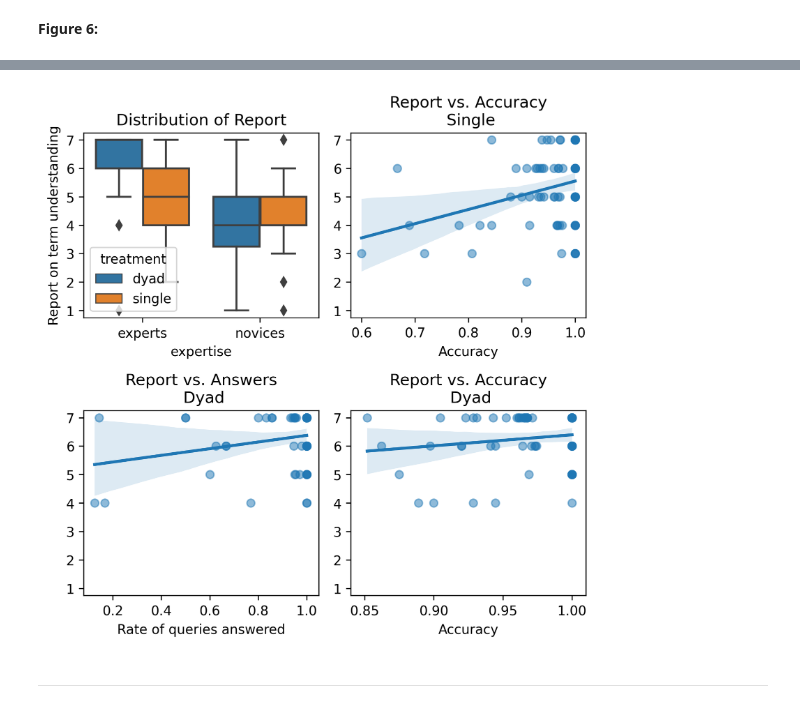
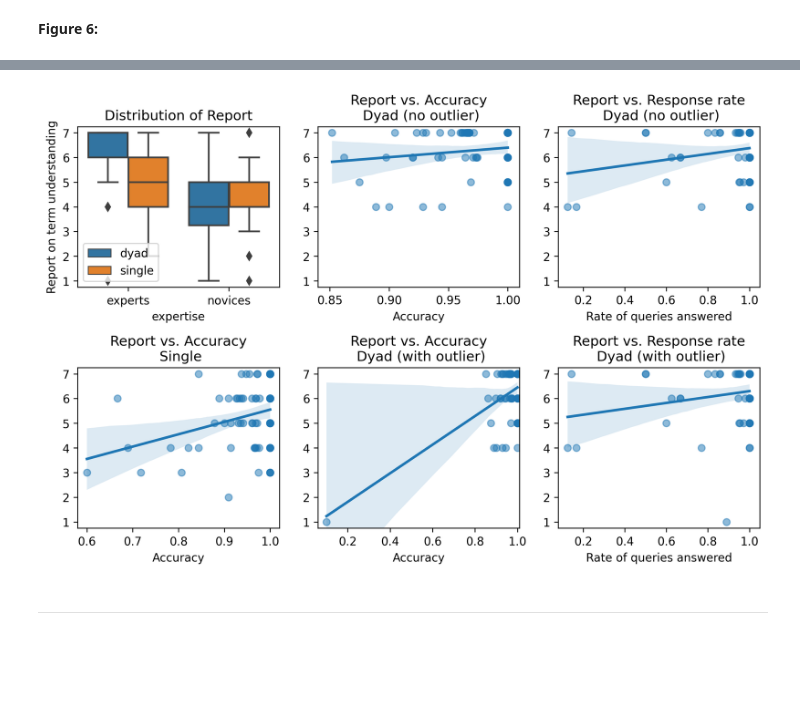
Before and after one commit to EAndrade-Lotero/SPUoDLL, a Jupyter notebook: Results.ipynb, the cells around one changed output, grey strips where cells are left out. Saved outputs shown, nothing was run; the diff lists cells and outputs as text; code cells hidden in the pictures; blank space fills up the shorter version.

Commit message:
Notebook with the data analysis

```diff
--- a/Results.ipynb
+++ b/Results.ipynb
@@ -944,32 +1038,57 @@ reporte_comprension_expertos_individual = pd.DataFrame(reporte_comprension_exper
 # %%
-fig, axes = plt.subplots(2, 2, figsize=(6,6), dpi=300)
+reporte_comprension = report_understanding
+reporte_comprension_expertos = filter_variables(report_understanding, {'expertise==':'experts'})
+reporte_comprension_expertos_parejas = pd.DataFrame(reporte_comprension_expertos[reporte_comprension_expertos['treatment']=='dyad'])
+reporte_comprension_expertos_individual = pd.DataFrame(reporte_comprension_expertos[reporte_comprension_expertos['treatment']=='single'])
+
+fig, axes = plt.subplots(2, 3, figsize=(9,6), dpi=300)
 sns.boxplot(x='expertise', y='report', hue='treatment', data=reporte_comprension, ax=axes[0, 0])
-sns.regplot(y='report', x='accuracy', data=reporte_comprension_expertos_individual, scatter_kws={'alpha':0.5}, ax=axes[0, 1])
+sns.regplot(y='report', x='accuracy', data=reporte_comprension_expertos_individual, scatter_kws={'alpha':0.5}, ax=axes[1, 0])
 sns.regplot(y='report', x='accuracy', data=reporte_comprension_expertos_parejas, scatter_kws={'alpha':0.5}, ax=axes[1, 1])
-sns.regplot(y='report', x='player_responded', data=reporte_comprension_expertos_parejas, scatter_kws={'alpha':0.5}, ax=axes[1, 0])
+sns.regplot(y='report', x='player_responded', data=reporte_comprension_expertos_parejas, scatter_kws={'alpha':0.5}, ax=axes[1, 2])
+
+# Leave out outlier
+reporte_comprension_expertos = reporte_comprension_expertos[reporte_comprension_expertos['accuracy']>0.2]
+reporte_comprension_expertos_parejas = pd.DataFrame(reporte_comprension_expertos[reporte_comprension_expertos['treatment']=='dyad'])
+
+sns.regplot(y='report', x='accuracy', data=reporte_comprension_expertos_parejas, scatter_kws={'alpha':0.5}, ax=axes[0, 1])
+sns.regplot(y='report', x='player_responded', data=reporte_comprension_expertos_parejas, scatter_kws={'alpha':0.5}, ax=axes[0, 2])
 
 axes[0, 0].set_title('Distribution of Report')
 axes[0, 0].set_ylabel('Report on term understanding')
 axes[0, 0].set(ylim=(0.75, 7.25))
-axes[1, 0].set_title('Report vs. Answers\n Dyad')
-axes[1, 0].set_xlabel('Rate of queries answered')
+axes[0, 0].legend(loc="lower left")
+axes[1, 0].set_title('Report vs. Accuracy\n Single')
+axes[1, 0].set_xlabel('Accuracy')
 axes[1, 0].set_ylabel('')
-axes[1, 0].set(xlim=(0.08, 1.05))
+axes[1, 0].set(xlim=(0.58, 1.02))
 axes[1, 0].set(ylim=(0.75, 7.25))
-axes[0, 1].set_title('Report vs. Accuracy\n Single')
+axes[0, 1].set_title('Report vs. Accuracy\n Dyad (no outlier)')
 axes[0, 1].set_xlabel('Accuracy')
 axes[0, 1].set_ylabel('')
-axes[0, 1].set(xlim=(0.58, 1.02))
+axes[0, 1].set(xlim=(0.84, 1.01))
 axes[0, 1].set(ylim=(0.75, 7.25))
-axes[1, 1].set_title('Report vs. Accuracy\n Dyad')
+axes[0, 2].set_title('Report vs. Response rate\n Dyad (no outlier)')
+axes[0, 2].set_xlabel('Rate of queries answered')
+axes[0, 2].set_ylabel('')
+axes[0, 2].set(xlim=(0.08, 1.05))
+axes[0, 2].set(ylim=(0.75, 7.25))
+axes[1, 1].set_title('Report vs. Accuracy\n Dyad (with outlier)')
 axes[1, 1].set_xlabel('Accuracy')
 axes[1, 1].set_ylabel('')
-axes[1, 1].set(xlim=(0.84, 1.01))
+axes[1, 1].set(xlim=(0.06, 1.01))
 axes[1, 1].set(ylim=(0.75, 7.25))
+axes[1, 2].set_title('Report vs. Response rate\n Dyad (with outlier)')
+axes[1, 2].set_xlabel('Rate of queries answered')
+axes[1, 2].set_ylabel('')
+axes[1, 2].set(xlim=(0.08, 1.05))
+axes[1, 2].set(ylim=(0.75, 7.25))
+
+
 
 fig.tight_layout()
 # %% [output]
-[figure, old version]
+[figure, new version]
 # %%
 fig.savefig('figura6.pdf', dpi=300)
 # %% [markdown]
```
Also changed, not shown: parts of 36 cells of this notebook.
